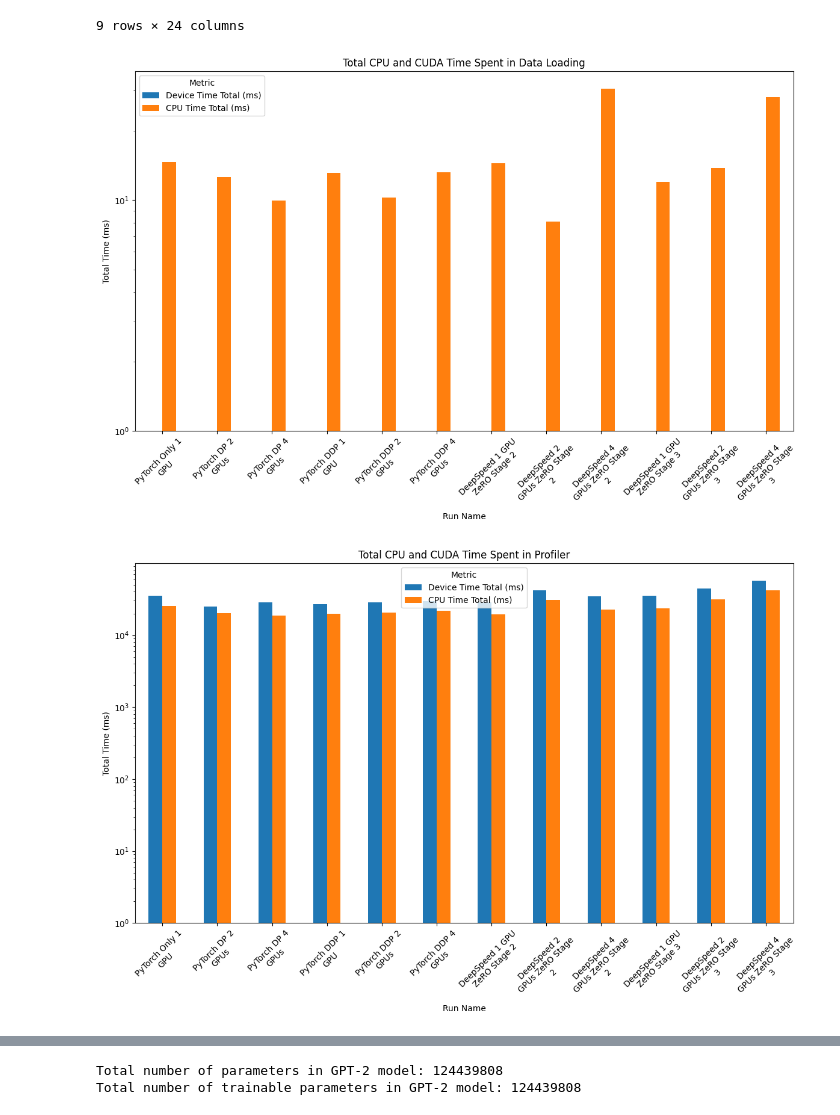
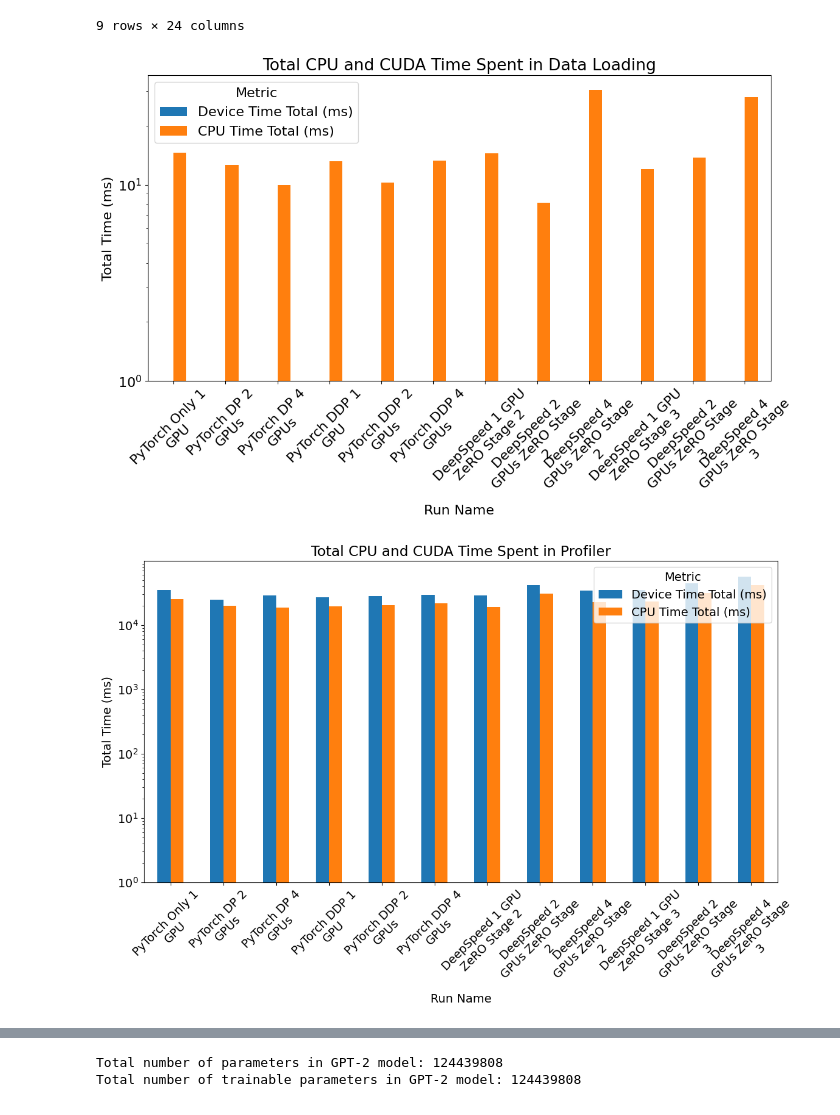
Before and after one commit to XXXG00W0/hpml_project, a Jupyter notebook: classify_profiler_functions.ipynb, the cells around one changed output, grey strips where cells are left out. Drawn from its saved outputs; the diff is of its cells as text; code cells hidden in the pictures.

Commit message:
Update classify_profiler_functions.ipynb to use larger font size

```diff
--- a/classify_profiler_functions.ipynb
+++ b/classify_profiler_functions.ipynb
@@ -144,10 +144,11 @@ for run_name, data in csv_files.items():
     category_times = data.groupby('Category')[['Device Time Total (ms)', 'CPU Time Total (ms)']].sum()
     fig, ax = plt.subplots(figsize=(12, 8))
     category_times.plot(kind='bar', ax=ax, log=True)
-    ax.set_xticklabels([textwrap.fill(text, 15) for text in category_times.index], rotation=0, ha='center')
+    ax.set_xticklabels([textwrap.fill(text, 15) for text in category_times.index], rotation=45, ha='center')
     ax.set_xlabel('Category')
     ax.set_ylabel('Total Time (ms)')
     ax.set_title(f'Total CPU and CUDA Time Spent in Each Category - {run_name}')
     plt.tight_layout()
+    plt.rcParams.update({'font.size': 16})
     plt.show()
 # %% [output]
@@ -187,19 +188,20 @@ category_times_df
 # %%
 # Keep those categories that do not exist in any of the runs out of the chart
 # Generate 9 plots, one for each category; each plot with all runs that contains this category, showing the Device time total and CPU time total in two separate bars
 for category in categories.keys():
     if category not in category_times_df.index:
         continue
     fig, ax = plt.subplots(figsize=(12, 8))
     category_data = category_times_df.loc[category].unstack()
     category_data.plot(kind='bar', ax=ax, log=True)
     ax.set_xticks(range(len(category_data.index)))
     ax.set_xticklabels([textwrap.fill(text, 15) for text in category_data.index], rotation=45, ha='center')
     ax.set_xlabel('Run Name')
     ax.set_ylabel('Total Time (ms)')
     ax.set_title(f'Total CPU and CUDA Time Spent in {category}')
     plt.tight_layout()
+    plt.rcParams.update({'font.size': 14})
     plt.show()
 # %% [output]
-[figure, old version]
+[figure, new version]
-[figure, old version]
+[figure, new version]
```
Also changed, not shown: parts of 6 cells of this notebook, 3 other files.
